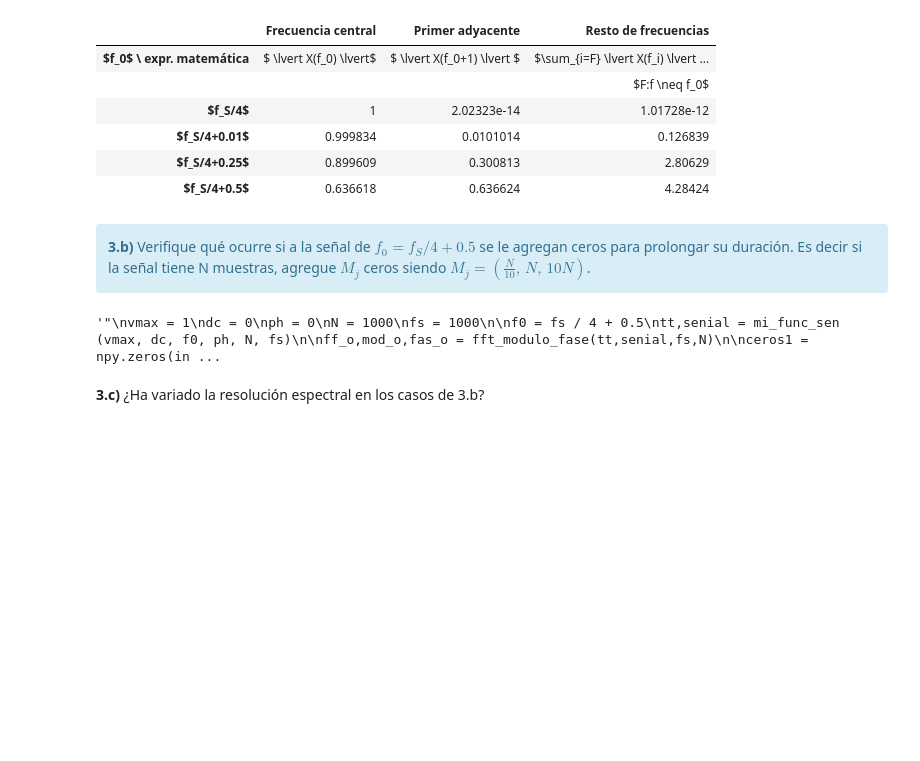
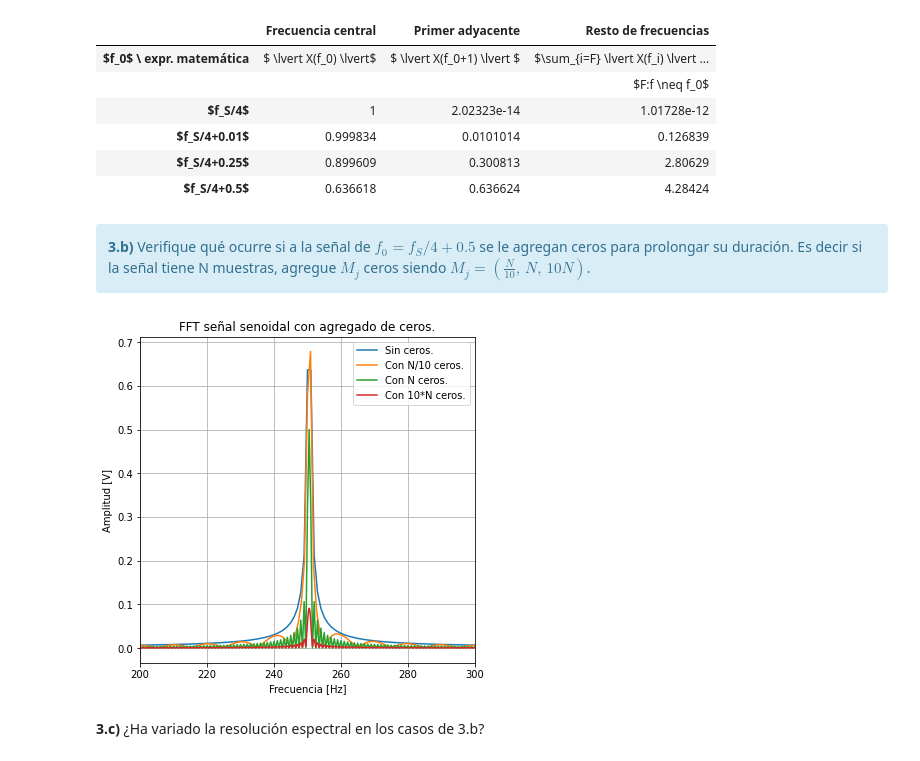
Before and after one commit to jbl95/testGit, a Jupyter notebook: TP1 - Muestreo de señales - Forurier.ipynb, the cells around one changed output. Drawn from its saved outputs; the diff is of its cells as text; code cells hidden in the pictures; blank space fills up the shorter version.

```diff
--- a/TP1 - Muestreo de señales - Forurier.ipynb
+++ b/TP1 - Muestreo de señales - Forurier.ipynb
@@ -440,8 +440,6 @@ HTML(df.to_html())
 <b>3.b)</b> Verifique qué ocurre si a la señal de $f_0 = f_S/4 + 0.5$ se le agregan ceros para prolongar su duración. Es decir si la señal tiene N muestras, agregue $M_j$ ceros siendo $M_j = ( \frac{N}{10},\, N,\, 10N)$.
 </div>
 # %%
-# Inserte aquí su código
-""""
 vmax = 1
 dc = 0
 ph = 0
@@ -451,36 +449,35 @@ fs = 1000
 f0 = fs / 4 + 0.5
 tt,senial = mi_func_sen (vmax, dc, f0, ph, N, fs)
 
 ff_o,mod_o,fas_o = fft_modulo_fase(tt,senial,fs,N)
 
 ceros1 = npy.zeros(int(N/10))
 ceros2 = npy.zeros(int(N))
 ceros3 = npy.zeros(int(N*10))
 
 senial01= npy.append(senial,ceros1)
 senial02= npy.append(senial,ceros2)
 senial03= npy.append(senial,ceros3)
 
 ff1,mod1,fas1 = fft_modulo_fase(tt,senial01,fs,N + int(N/10))
 ff2,mod2,fas2 = fft_modulo_fase(tt,senial02,fs,N+N)
 ff3,mod3,fas3 = fft_modulo_fase(tt,senial03,fs,N + int(N*10))
 
 plt.figure(1)
 plt.plot(ff_o,mod_o, label='Sin ceros.' )
 plt.plot(ff1, mod1, label='Con N/10 ceros.')
 plt.plot(ff2, mod2, label='Con N ceros.')
 plt.plot(ff3, mod3, label='Con 10*N ceros.')
 plt.title('FFT señal senoidal con agregado de ceros.')
 plt.xlabel('Frecuencia [Hz]')
 plt.ylabel('Amplitud [V]')
-#plt.rcParams["figure.figsize"] = (12,9)
+plt.rcParams["figure.figsize"] = (6,6)
 plt.xlim(200,300)
 plt.grid()
 plt.legend()
 plt.show()
-"""
 # %% [output]
-'"\nvmax = 1\ndc = 0\nph = 0\nN = 1000\nfs = 1000\n\nf0 = fs / 4 + 0.5\ntt,senial = mi_func_sen (vmax, dc, f0, ph, N, fs)\n\nff_o,mod_o,fas_o = fft_modulo_fase(tt,senial,fs,N)\n\nceros1 = npy.zeros(in ...
+[figure, added]
 # %% [markdown]
 **3.c)** ¿Ha variado la resolución espectral en los casos de 3.b?
 # %% [markdown]
```
